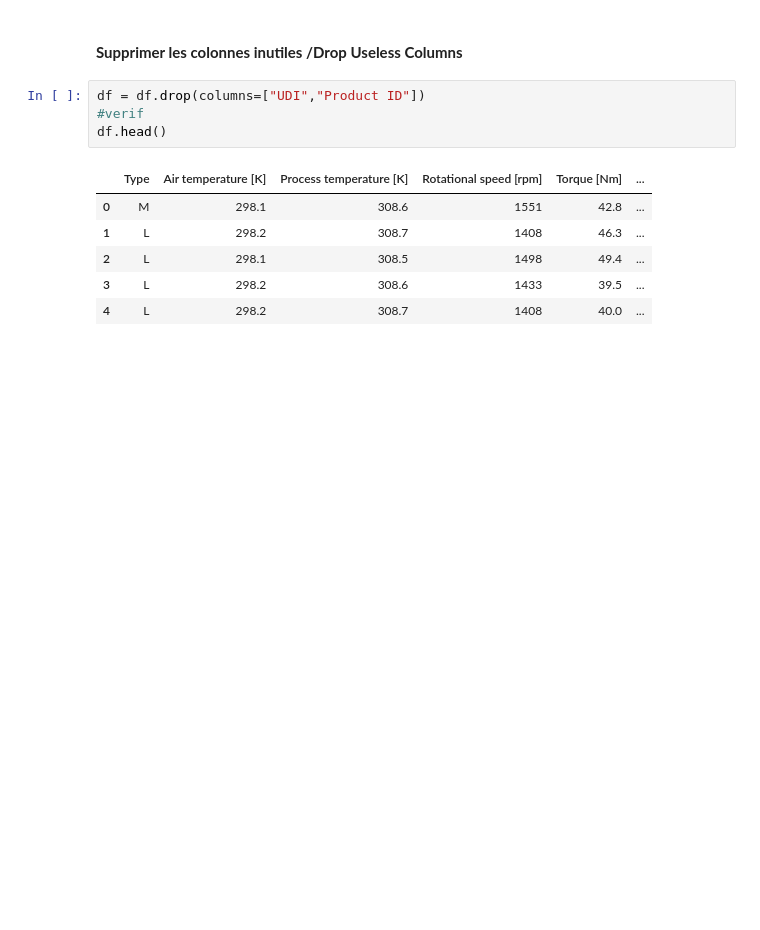
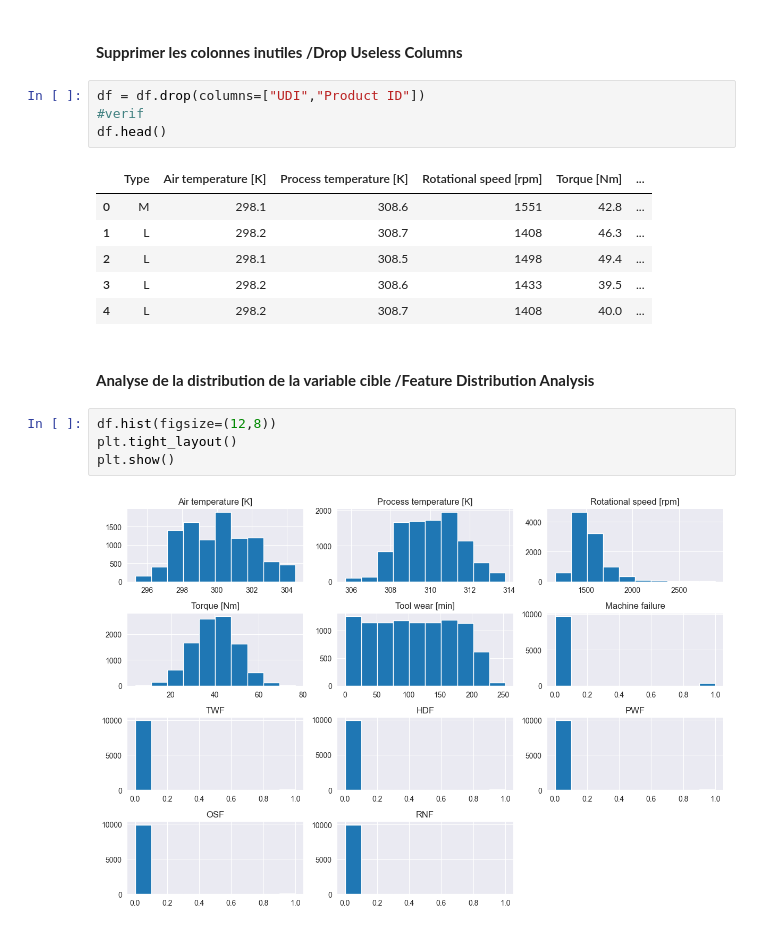
Before and after one commit to elswordexe/predictive-maintenance-anomaly-detection, a Jupyter notebook: NoteBooks/analyse.ipynb, the cells around one changed output. Saved outputs shown, nothing was run; the diff lists cells and outputs as text; blank space fills up the shorter version.

```diff
--- a/NoteBooks/analyse.ipynb
+++ b/NoteBooks/analyse.ipynb
@@ -74,3 +87,11 @@ df.head()
 | 2 | L | 298.1 | 308.5 | 1498 | 49.4 | ... |
 | 3 | L | 298.2 | 308.6 | 1433 | 39.5 | ... |
 | 4 | L | 298.2 | 308.7 | 1408 | 40.0 | ... |
+# %% [markdown]
+#### ****Analyse de la distribution de la variable cible /Feature Distribution Analysis****
+# %%
+df.hist(figsize=(12,8))
+plt.tight_layout()
+plt.show()
+# %% [output]
+[figure, added]
```
Also changed, not shown: parts of 31 cells of this notebook.
